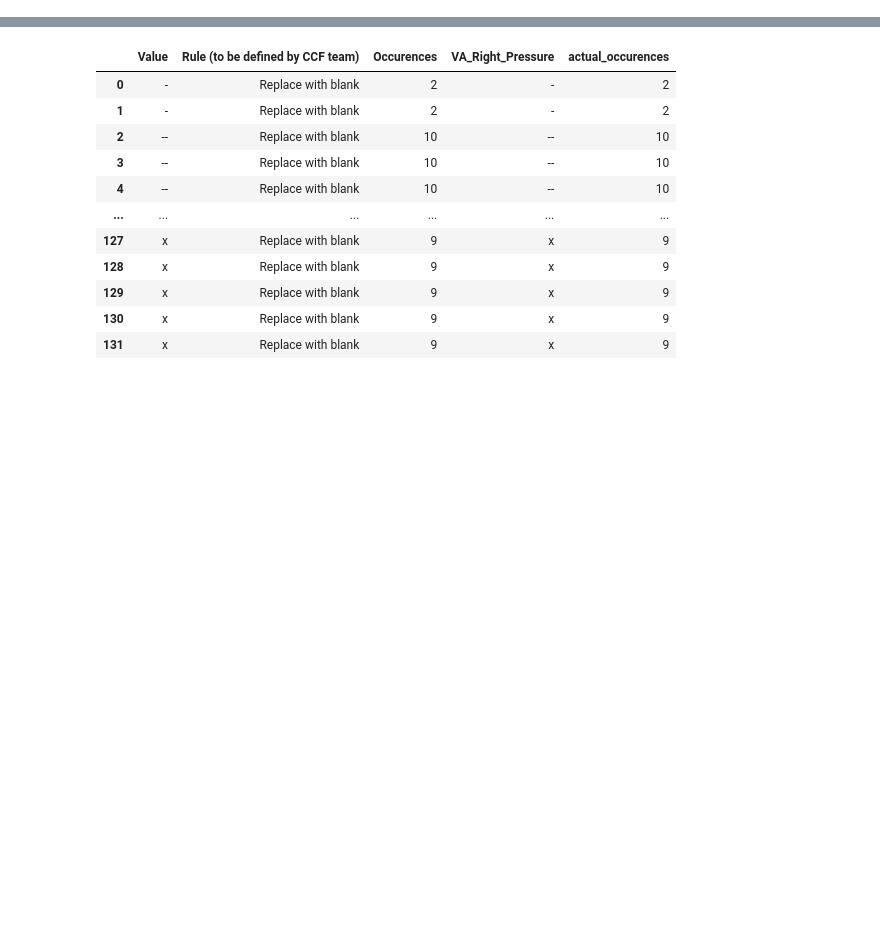
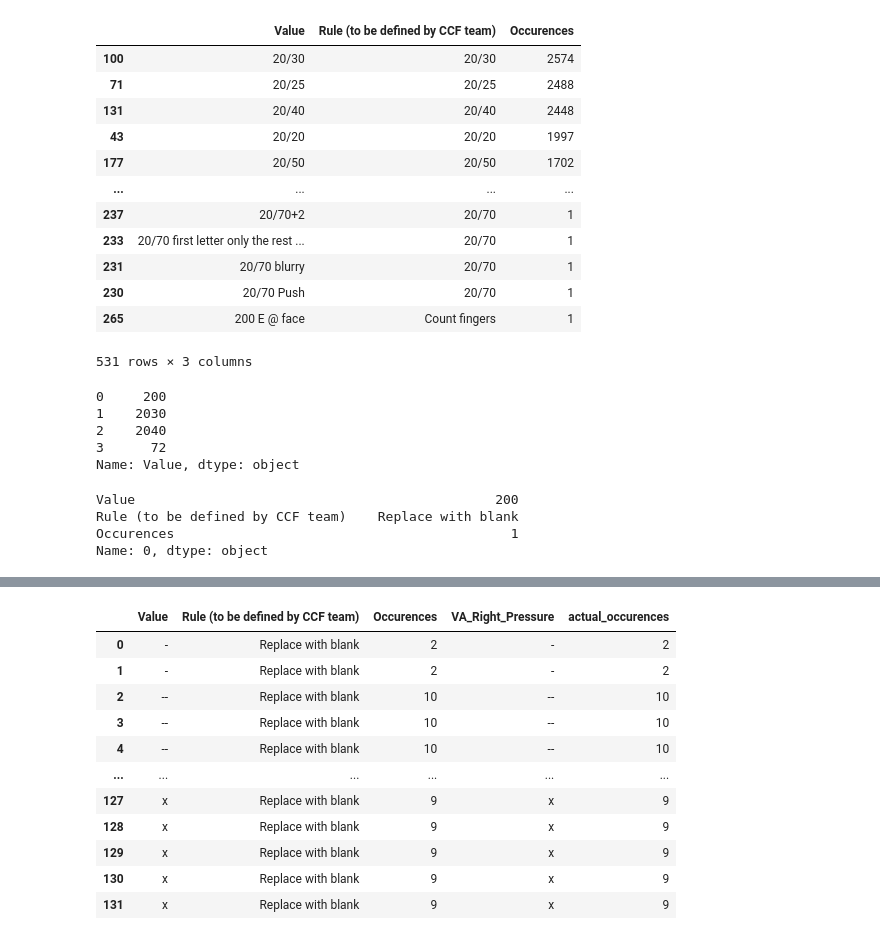
Before and after one commit to Pandatallc/clef-data-cleaning, a Jupyter notebook: notebooks/col_by_col.ipynb, the cells around one changed output, grey strips where cells are left out. Cells and saved outputs as stored; diff of their text form; code cells hidden in the pictures; blank space fills up the shorter version.

```diff
--- a/notebooks/col_by_col.ipynb
+++ b/notebooks/col_by_col.ipynb
@@ -41,0 +98,2 @@ result = PatpopScrub(col, ins).clean()
+# %%
+col_name = "VA_Left_Distance_CC"
@@ -41,0 +166,18 @@ result = PatpopScrub(col, ins).clean()
+# %%
+rules = get_all_rules(ins["args"])
+# %%
+rules.sort_values("Occurences", ascending=False)
+# %% [output]
+|  | Value | Rule (to be defined by CCF team) | Occurences |
+| 100 | 20/30 | 20/30 | 2574 |
+| 71 | 20/25 | 20/25 | 2488 |
+| 131 | 20/40 | 20/40 | 2448 |
+| 43 | 20/20 | 20/20 | 1997 |
+| 177 | 20/50 | 20/50 | 1702 |
+| ... | ... | ... | ... |
+| 237 | 20/70+2 | 20/70 | 1 |
+| 233 | 20/70 first letter only the rest ... | 20/70 | 1 |
+| 231 | 20/70 blurry | 20/70 | 1 |
+| 230 | 20/70 Push | 20/70 | 1 |
+| 265 | 200 E @ face | Count fingers | 1 |
+531 rows × 3 columns
@@ -41,0 +193,15 @@ result = PatpopScrub(col, ins).clean()
+# %%
+num_rules.rules["Value"]
+# %% [output]
+0     200
+1    2030
+2    2040
+3      72
+Name: Value, dtype: object
+# %%
+num_rules.rules.iloc[0]
+# %% [output]
+Value                                              200
+Rule (to be defined by CCF team)    Replace with blank
+Occurences                                           1
+Name: 0, dtype: object
```
Also changed, not shown: parts of 35 cells of this notebook, 4 other files.
